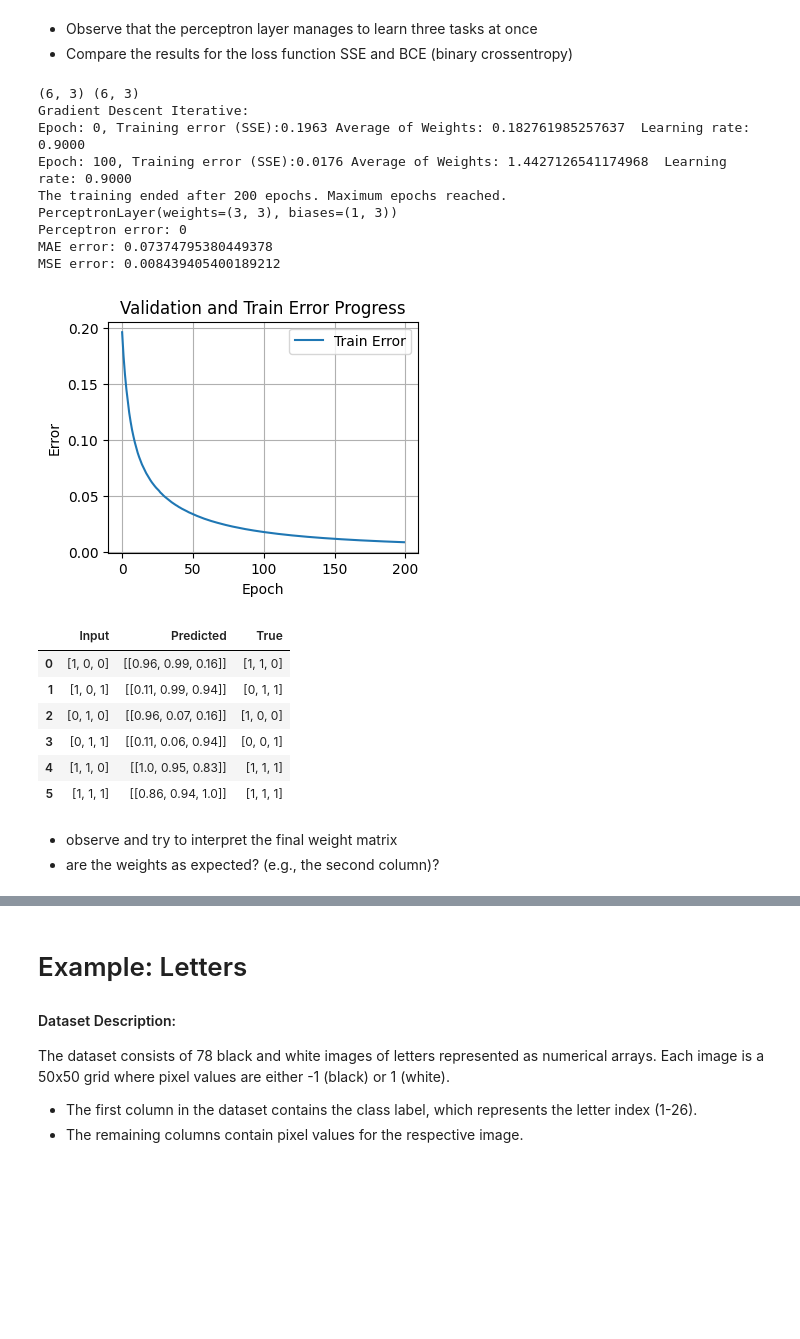
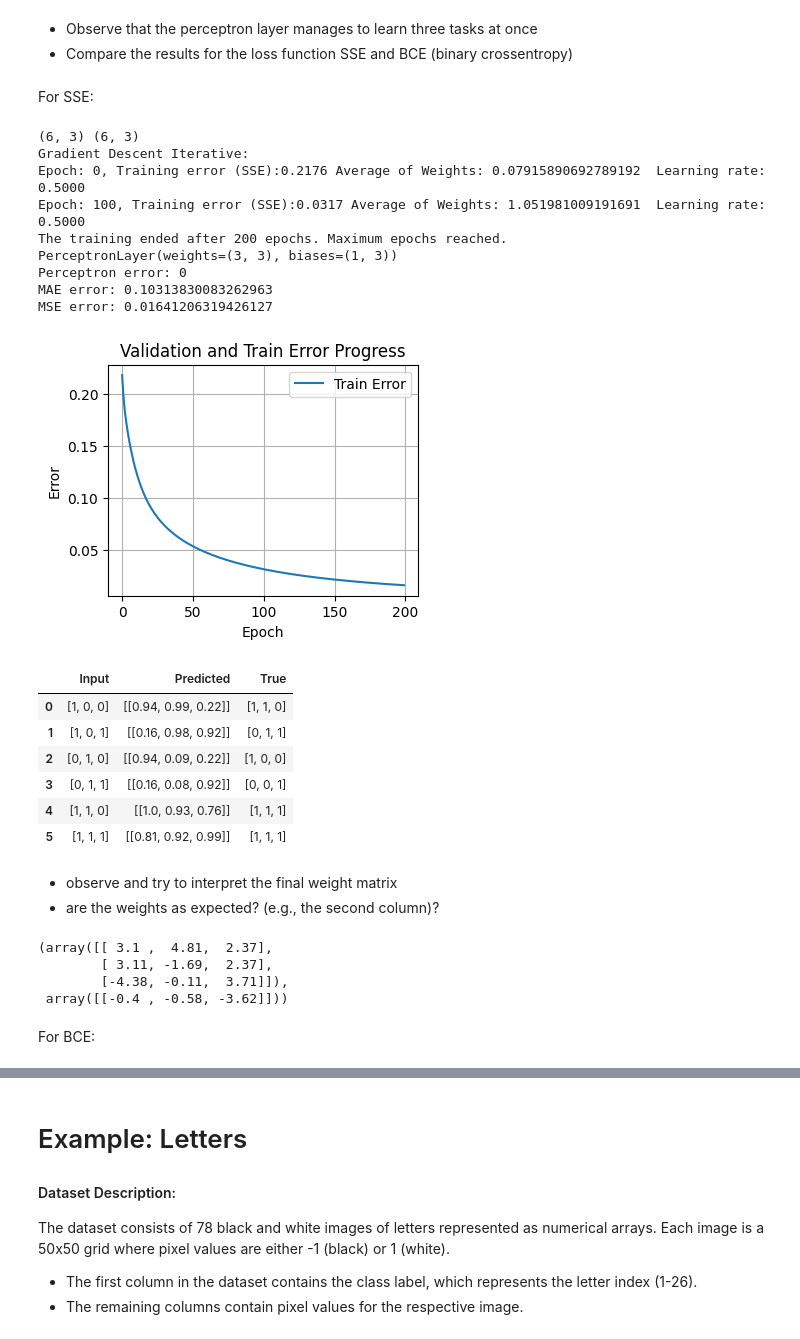
Before and after one commit to reitezuz/18NES1-2026, a Jupyter notebook: week04/perceptron_layer.ipynb, the cells around one changed output, grey strips where cells are left out. Drawn from its saved outputs; the diff is of its cells as text; code cells hidden in the pictures; blank space fills up the shorter version.

```diff
--- a/week04/perceptron_layer.ipynb
+++ b/week04/perceptron_layer.ipynb
@@ -721,6 +721,8 @@ def example_gallblader_attack():
 # %% [markdown]
 - Observe that the perceptron layer manages to learn three tasks at once
 - Compare the results for the loss function SSE and BCE (binary crossentropy)
+# %% [markdown]
+For SSE:
 # %%
 # Data and parameters:
 inputs, true_outputs = example_gallblader_attack()
@@ -730,7 +732,7 @@ print(inputs.shape, true_outputs.shape)
 # set parameters:
 print_progress = True
 activation = 'sigmoid'
-learning_rate = 0.9 #  0.5
+learning_rate = 0.5 #  0.5
 init_method = 'random'
 adaptive_learning_rate = False
 min_error = 0.0001
@@ -748,45 +750,54 @@ perceptron = PerceptronLayer(inputs.shape[1], true_outputs.shape[1], activation,
 
 if variant == 'iterative':
     [training_errors, validation_errors] = perceptron.gradient_descent_iterative(inputs, true_outputs, learning_rate, epochs, adaptive_learning_rate, min_error, max_validation_steps, validation_data, print_progress, error_name)
 else:
     [training_errors, validation_errors] = perceptron.gradient_descent_batch(inputs, true_outputs, learning_rate, epochs, adaptive_learning_rate, min_error, max_validation_steps, validation_data, print_progress, error_name)
 
 
 # Print summary:
 print(perceptron)
 real_outputs = perceptron.forward(inputs) # forward for the whole dataset
 error = perceptron_error(true_outputs, real_outputs)
 print(f"Perceptron error: {error}")
 print(f"MAE error: {MAE_error(true_outputs, real_outputs)}")
 print(f"MSE error: {MSE_error(true_outputs, real_outputs)}")
 print
 plot_error_progress(training_errors, validation_errors)
 
 
 # Create a pandas DataFrame for a nice table
 import pandas as pd
 df = pd.DataFrame(columns=['Input', 'Predicted', 'True'])
 for inputs, label in zip(inputs, true_outputs):
     df.loc[len(df)] = {'Input': inputs, 'Predicted': perceptron.forward(inputs).round(2), 'True': label}
 df
 # %% [output]
 (6, 3) (6, 3)
 Gradient Descent Iterative:
-Epoch: 0, Training error (SSE):0.1963 Average of Weights: 0.182761985257637  Learning rate: 0.9000
-Epoch: 100, Training error (SSE):0.0176 Average of Weights: 1.4427126541174968  Learning rate: 0.9000
+Epoch: 0, Training error (SSE):0.2176 Average of Weights: 0.07915890692789192  Learning rate: 0.5000
+Epoch: 100, Training error (SSE):0.0317 Average of Weights: 1.051981009191691  Learning rate: 0.5000
 The training ended after 200 epochs. Maximum epochs reached.
 PerceptronLayer(weights=(3, 3), biases=(1, 3))
 Perceptron error: 0
-MAE error: 0.07374795380449378
-MSE error: 0.008439405400189212
+MAE error: 0.10313830083262963
+MSE error: 0.01641206319426127
-[figure, old version]
+[figure, new version]
 |  | Input | Predicted | True |
-| 0 | [1, 0, 0] | [[0.96, 0.99, 0.16]] | [1, 1, 0] |
-| 1 | [1, 0, 1] | [[0.11, 0.99, 0.94]] | [0, 1, 1] |
-| 2 | [0, 1, 0] | [[0.96, 0.07, 0.16]] | [1, 0, 0] |
-| 3 | [0, 1, 1] | [[0.11, 0.06, 0.94]] | [0, 0, 1] |
-| 4 | [1, 1, 0] | [[1.0, 0.95, 0.83]] | [1, 1, 1] |
-| 5 | [1, 1, 1] | [[0.86, 0.94, 1.0]] | [1, 1, 1] |
+| 0 | [1, 0, 0] | [[0.94, 0.99, 0.22]] | [1, 1, 0] |
+| 1 | [1, 0, 1] | [[0.16, 0.98, 0.92]] | [0, 1, 1] |
+| 2 | [0, 1, 0] | [[0.94, 0.09, 0.22]] | [1, 0, 0] |
+| 3 | [0, 1, 1] | [[0.16, 0.08, 0.92]] | [0, 0, 1] |
+| 4 | [1, 1, 0] | [[1.0, 0.93, 0.76]] | [1, 1, 1] |
+| 5 | [1, 1, 1] | [[0.81, 0.92, 0.99]] | [1, 1, 1] |
 # %% [markdown]
 - observe and try to interpret the final weight matrix
 - are the weights as expected? (e.g., the second column)?
+# %%
+perceptron.weights.round(2), perceptron.biases.round(2)
+# %% [output]
+(array([[ 3.1 ,  4.81,  2.37],
+        [ 3.11, -1.69,  2.37],
+        [-4.38, -0.11,  3.71]]),
+ array([[-0.4 , -0.58, -3.62]]))
+# %% [markdown]
+For BCE:
```
Also changed, not shown: parts of 16 cells of this notebook.
